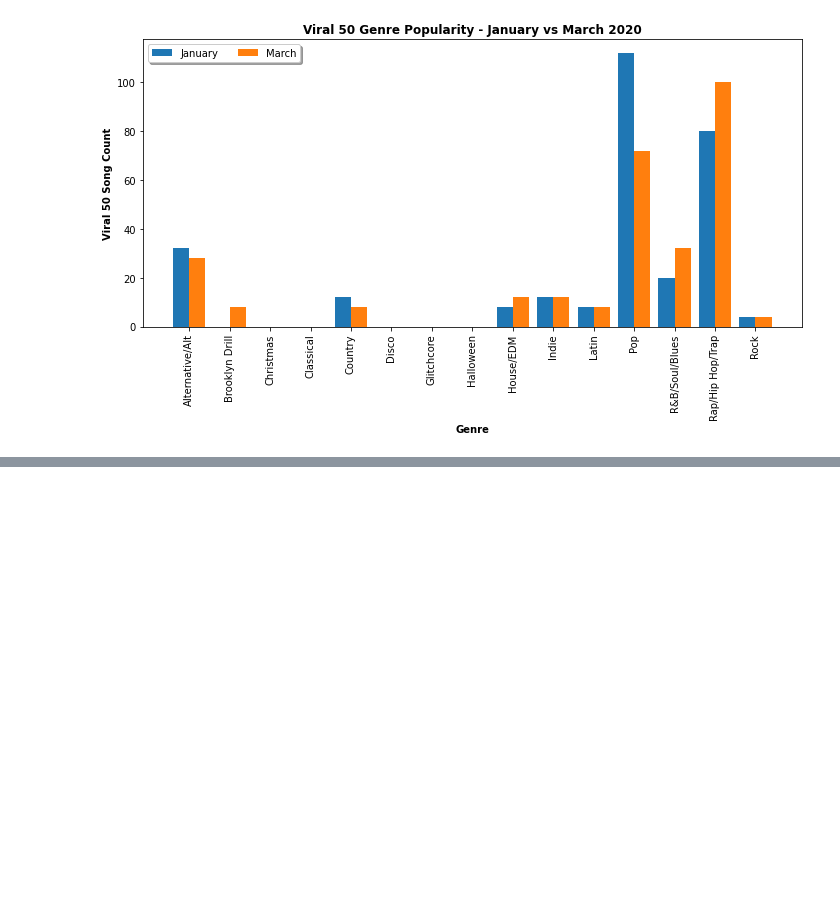
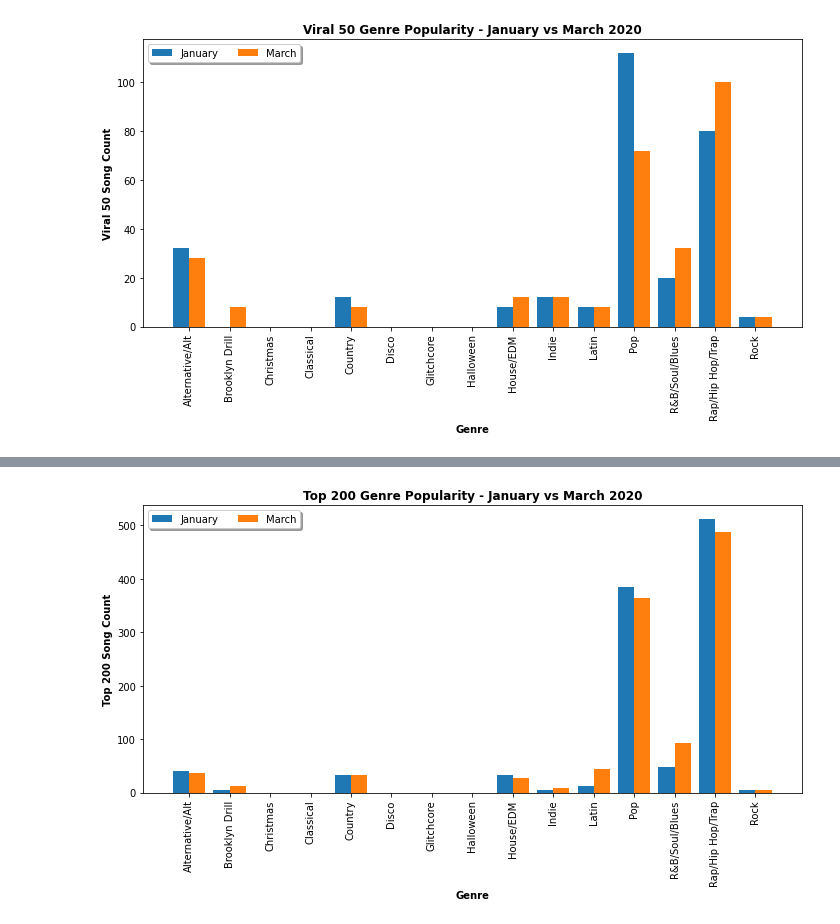
Before and after one commit to Teablee/project-one, a Jupyter notebook: royster.ipynb, the cells around one changed output, grey strips where cells are left out. Drawn from its saved outputs; the diff is of its cells as text; code cells hidden in the pictures; blank space fills up the shorter version.

```diff
--- a/royster.ipynb
+++ b/royster.ipynb
@@ -498,0 +615,40 @@ mar_top_200.to_csv("/Users/amber/Desktop/GitHub/project-one/Data/top_200/mar/mar
+# %%
+# Create Double Bar Chart for Month-to-Month comparison - Top 200 - Jan vs Mar
+
+# sort genre alphabetically
+jan_genre_200_df_alpha = jan_genre_200_df.sort_values('Genre')
+mar_genre_200_df_alpha = mar_genre_200_df.sort_values('Genre')
+
+# set up plot
+fix, ax = plt.subplots(figsize=(10,6))
+x = np.arange(len(jan_genre_200_df_alpha['Genre'].unique()))
+
+# set bar width to be half of typical
+bar_width = 0.4
+
+# set bar values
+b1 = ax.bar(x, jan_genre_200_df_alpha['Count'], width=bar_width, label='January')
+b2 = ax.bar(x + bar_width, mar_genre_200_df_alpha['Count'], width=bar_width, label='March')
+
+# set x-axis tick locations and labels
+ax.set_xticks(x + bar_width / 2)
+ax.set_xticklabels(jan_genre_200_df_alpha['Genre'], rotation=90)
+
+# plot legend
+ax.legend(loc='upper left', shadow=True, ncol=2)
+
+# plot titles and axis labels, save figure
+plt.title('Top 200 Genre Popularity - January vs March 2020', weight='bold')
+plt.xlabel('Genre', weight='bold')
+plt.ylabel('Top 200 Song Count', weight='bold')
+plt.savefig('/Users/amber/Desktop/GitHub/project-one/Images/top_200_janvmar_genres.png',
+            bbox_inches='tight',
+            pad_inches=.25,
+            facecolor='white',
+            orientation='landscape')
+
+# show the chart
+plt.tight_layout()
+plt.show()
+# %% [output]
+[figure, added]
```
Also changed, not shown: parts of 10 cells of this notebook, 6 other files.
